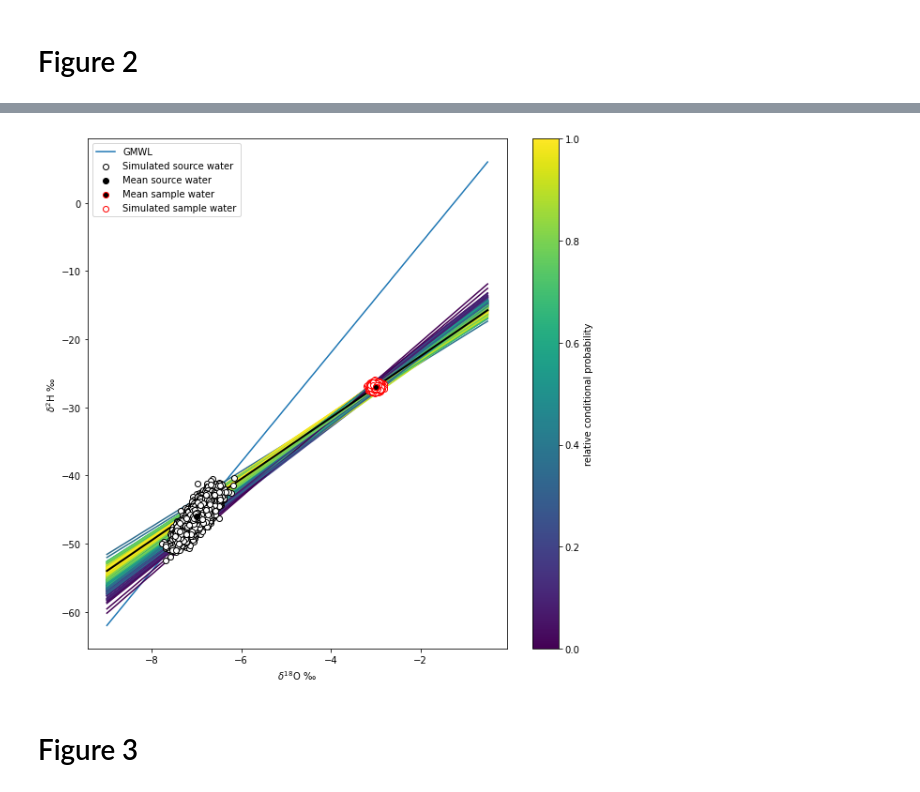
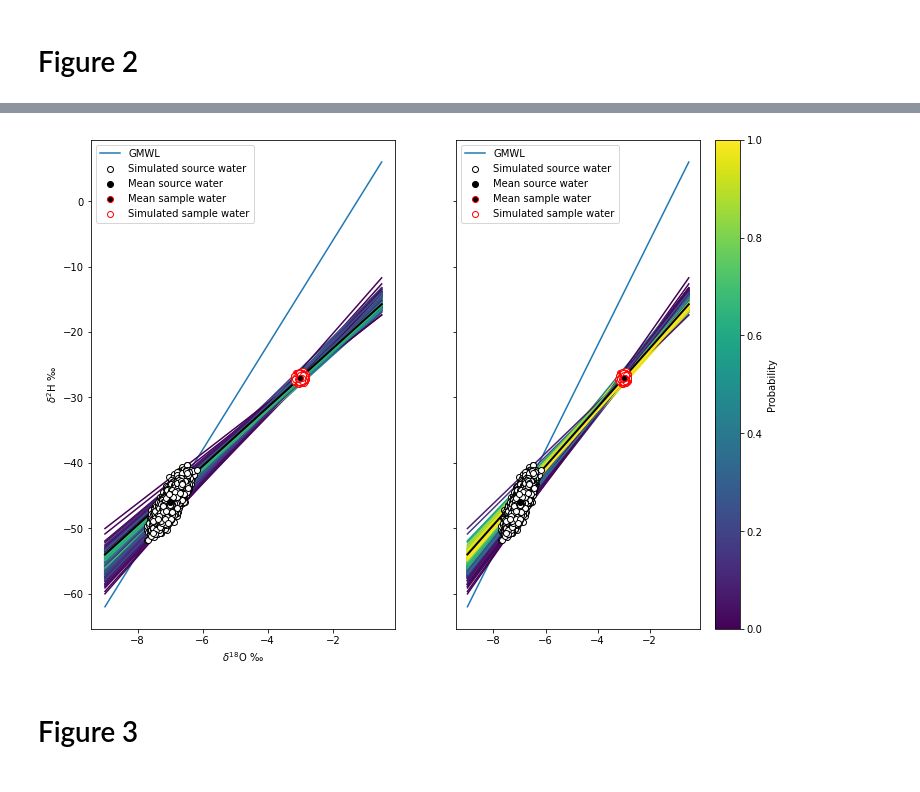
Before and after one commit to inkenbrandt/waterisomix, a Jupyter notebook: notebooks/Py WaterComp.ipynb, the cells around one changed output, grey strips where cells are left out. Drawn from its saved outputs; the diff is of its cells as text; code cells hidden in the pictures.

```diff
--- a/notebooks/Py WaterComp.ipynb
+++ b/notebooks/Py WaterComp.ipynb
@@ -156,32 +168,37 @@ results.head()
 # %%
 #plt.plot(results['O_h'],results['H_h'])
 from matplotlib import cm
-fig, ax = plt.subplots(1,1,figsize=(10,10) )
+fig, ax = plt.subplots(1,2,figsize=(12,9),sharey=True )
 nex = 250
 results['S'] = (results['H_obs']-results['H_h'])/(results['O_obs']-results['O_h'])
 results['b'] = results['H_obs'] - results['S'] * results['O_obs']
 x = np.arange(-9,0,0.5)
 y = [8*i + 10 for i in x]
-ax.plot(x,y,label="GMWL")
+ax[0].plot(x,y,label="GMWL")
+ax[1].plot(x,y,label="GMWL")
 for i in results.index[:250]:
-    ax.plot(x,[results.loc[i,'S']*j +results.loc[i,'b'] for j in x],
+    ax[0].plot(x,[results.loc[i,'S']*j +results.loc[i,'b'] for j in x],
+            color=cm.viridis(results.loc[i,'hypo_prob']))
+    ax[1].plot(x,[results.loc[i,'S']*j +results.loc[i,'b'] for j in x],
             color=cm.viridis(results.loc[i,'Sprob']))
-ax.scatter(results['O_h'],results['H_h'],edgecolor='black',color='white',zorder=1000,
-           label='Simulated source water')
-ax.scatter(hsource.O, hsource.H, color="black",zorder=1001,label='Mean source water')
-ax.scatter(obs.O, obs.H, edgecolor="red", color="black",zorder=1001,label='Mean sample water')
-ax.scatter(results['O_obs'],results['H_obs'],edgecolor='red',color='white',zorder=1000,
-          label='Simulated sample water')
-ax.legend()
-b = ax.plot(x, [hslope[0]*k + obs['H'] - obs['O'] * hslope[0] for k in x],color='black',linewidth=2,zorder=999)
-ax.set_ylabel(r'$\delta^{2}$' + 'H ' + u'\u2030')
-ax.set_xlabel(r'$\delta^{18}$' + 'O ' + u'\u2030')
+for i in range(len(ax)):
+    ax[i].scatter(results['O_h'],results['H_h'],edgecolor='black',color='white',zorder=1000,
+               label='Simulated source water')
+    ax[i].scatter(hsource.O, hsource.H, color="black",zorder=1001,label='Mean source water')
+    ax[i].scatter(obs.O, obs.H, edgecolor="red", color="black",zorder=1001,label='Mean sample water')
+    ax[i].scatter(results['O_obs'],results['H_obs'],edgecolor='red',color='white',zorder=1000,
+              label='Simulated sample water')
+
+    ax[i].legend()
+    b = ax[i].plot(x, [hslope[0]*k + obs['H'] - obs['O'] * hslope[0] for k in x],color='black',linewidth=2,zorder=999)
+ax[0].set_ylabel(r'$\delta^{2}$' + 'H ' + u'\u2030')
+ax[0].set_xlabel(r'$\delta^{18}$' + 'O ' + u'\u2030')
 sm = plt.cm.ScalarMappable(cmap='viridis', norm=plt.Normalize(vmin=0, vmax=1))
 cbar = plt.colorbar(sm)
-cbar.set_label('relative conditional probability')
+cbar.set_label('Probability')
 #fig.colorbar(cm.viridis(results['Sprob']))
 # %% [output]
-[figure, old version]
+[figure, new version]
 # %% [markdown]
 # Figure 3
 # %%
```
Also changed, not shown: parts of 3 cells of this notebook, 12 other files.
